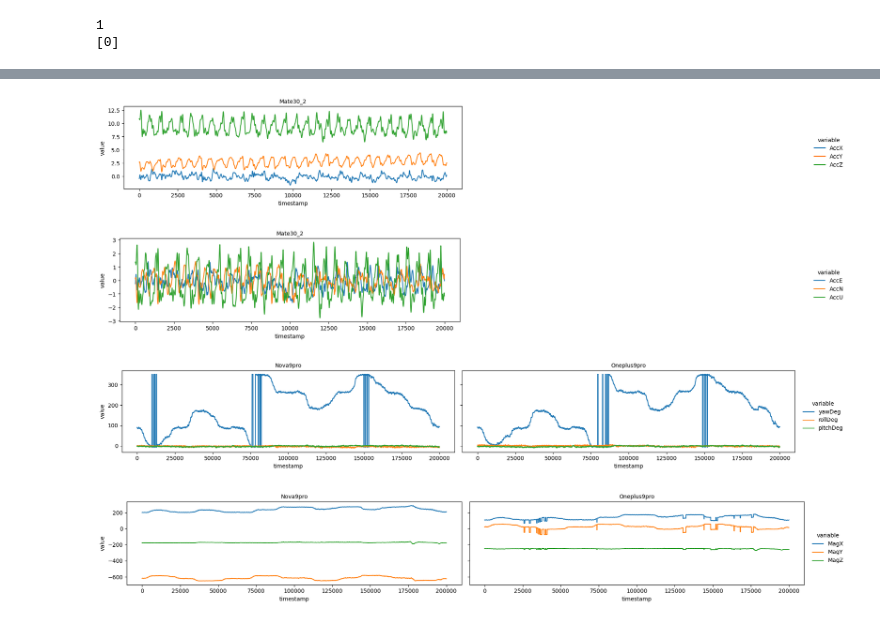
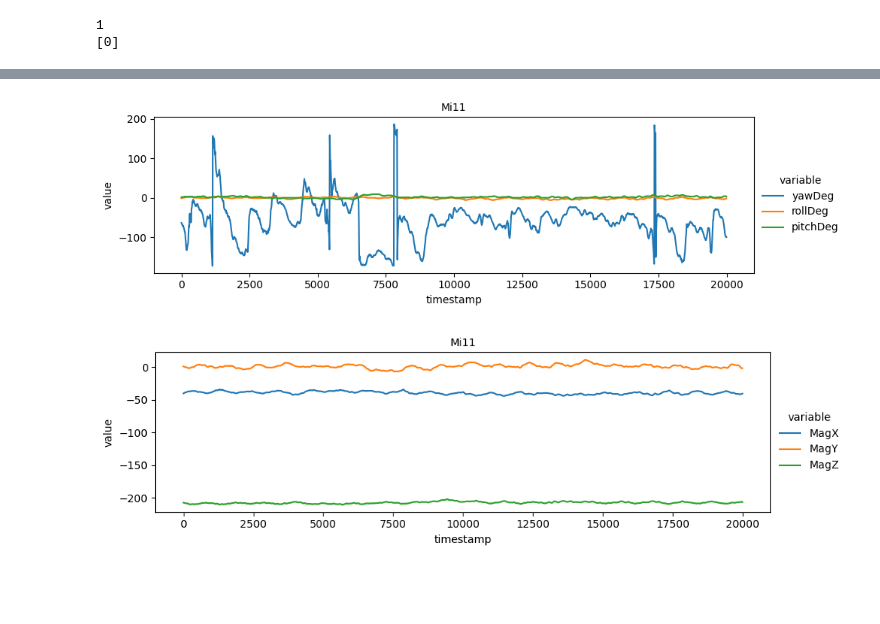
Before and after one commit to XinNoil/IGRProcess, a Jupyter notebook: plots/plot_imu copy.ipynb, the cells around one changed output, grey strips where cells are left out. Drawn from its saved outputs; the diff is of its cells as text; code cells hidden in the pictures; blank space fills up the shorter version.

```diff
--- a/plots/plot_imu copy.ipynb
+++ b/plots/plot_imu copy.ipynb
@@ -15,5 +14,5 @@ IGR_DIR = 'IGR_cjy'
 # %%
-all_imu_data = pd.read_hdf(f'Output/all_imu_data_{IGR_DIR}.h5', 'all_imu')
+all_imu_data = pd.read_hdf(f'IGRData/export/IGR230307/all_imu_data_IGR230307.h5', 'all_imu')
 phones = all_imu_data['phone'].unique()
 trips = all_imu_data['trip'].unique()
 all_imu_data['AccU'] = all_imu_data['AccU'] - 9.8
@@ -24,17 +23,15 @@ array(['Mate30_2'], dtype=object)
 # %%
 # Normalization
-for IGR_DIR in IGR_DIRS:
-    all_imu_data = pd.read_hdf(f'Output/all_imu_data_{IGR_DIR}.h5', 'all_imu')
-    phones = all_imu_data['phone'].unique()
-    trips = all_imu_data['trip'].unique()
-    all_imu_data['AccU'] = all_imu_data['AccU'] - 9.8
-    acc_values = all_imu_data[['timestamp', 'AccE', 'AccN', 'AccU']].melt(id_vars=['timestamp'], value_vars=['AccE', 'AccN', 'AccU'])['value']
-    gyr_values = all_imu_data[['timestamp', 'GysE', 'GysN', 'GysU']].melt(id_vars=['timestamp'], value_vars=['GysE', 'GysN', 'GysU'])['value']
-    acc_values = np.abs(acc_values)
-    gyr_values = np.abs(gyr_values)
-    acc_des = acc_values.astype('float64').describe(percentiles=[.01, 0.1, 0.2, .25, .75, .8, 0.9, 0.99]).to_frame().T
-    gyr_des = gyr_values.astype('float64').describe(percentiles=[.01, 0.1, 0.2, .25, .75, .8, 0.9, 0.99]).to_frame().T
-    mk.magic_append([acc_des, gyr_des])
+phones = all_imu_data['phone'].unique()
+trips = all_imu_data['trip'].unique()
+all_imu_data['AccU'] = all_imu_data['AccU'] - 9.8
+acc_values = all_imu_data[['timestamp', 'AccE', 'AccN', 'AccU']].melt(id_vars=['timestamp'], value_vars=['AccE', 'AccN', 'AccU'])['value']
+gyr_values = all_imu_data[['timestamp', 'GysE', 'GysN', 'GysU']].melt(id_vars=['timestamp'], value_vars=['GysE', 'GysN', 'GysU'])['value']
+acc_values = np.abs(acc_values)
+gyr_values = np.abs(gyr_values)
+acc_des = acc_values.astype('float64').describe(percentiles=[.01, 0.1, 0.2, .25, .75, .8, 0.9, 0.99]).to_frame().T
+gyr_des = gyr_values.astype('float64').describe(percentiles=[.01, 0.1, 0.2, .25, .75, .8, 0.9, 0.99]).to_frame().T
+mk.magic_append([acc_des, gyr_des])
 acc_des_list, gyr_des_list = mk.magic_get()
 # %%
 acc_des = pd.concat(acc_des_list)
@@ -60,7 +59,8 @@ value 1.00000 5.71240 6.25027 14.05823 5.41801 5.38915 5.33958 5.31060 5.17322 5
 # %%
-trip_id = 2
+trip_id = 0
 pre_duration = 0
 duration = 20
+phones = ['Mi11']
 sub_dfs = [all_imu_data['timestamp'][(all_imu_data['trip']==trips[trip_id])&(all_imu_data['phone']==phone)].to_frame() for phone in phones]
 print(len(sub_dfs))
 start_timestamps = [sub_df.iloc[0] for sub_df in sub_dfs]
@@ -75,46 +112,24 @@ sub_df = pd.concat(sub_dfs)
 # %%
-melt_sub_df = pd.melt(sub_df[['timestamp', 'AccX', 'AccY', 'AccZ', "phone"]], id_vars=['timestamp', 'phone'], value_vars=['AccX', 'AccY', 'AccZ'])
+melt_sub_df = pd.melt(sub_df[['timestamp', 'yawDeg', 'rollDeg', 'pitchDeg', "phone"]], id_vars=['timestamp', 'phone'], value_vars=['yawDeg', 'rollDeg', 'pitchDeg'])
 melt_sub_df['timestamp'] = melt_sub_df['timestamp']-np.min(melt_sub_df['timestamp'].values)
 
-g = sns.FacetGrid(melt_sub_df, hue='variable', col="phone",  col_wrap=2, despine=False, aspect=3)
+g = sns.FacetGrid(melt_sub_df, hue='variable', col="phone", despine=False, aspect=3)
 g.map(sns.lineplot, "timestamp", "value")
 g.set_titles("{col_name}")
 g.add_legend()
 plt.show()
 # g.savefig('Figures/err_scatter_byphone_new.png', dpi=150, pad_inches=0.2)
 # %% [output]
-[figure, old version]
+[figure, new version]
 # %%
-melt_sub_df = pd.melt(sub_df[['timestamp', 'AccE', 'AccN', 'AccU', "phone"]], id_vars=['timestamp', 'phone'], value_vars=['AccE', 'AccN', 'AccU'])
+melt_sub_df = pd.melt(sub_df[['timestamp', 'MagX', 'MagY', 'MagZ', "phone"]], id_vars=['timestamp', 'phone'], value_vars=['MagX', 'MagY', 'MagZ'])
 melt_sub_df['timestamp'] = melt_sub_df['timestamp']-np.min(melt_sub_df['timestamp'].values)
-g = sns.FacetGrid(melt_sub_df, hue='variable', col="phone",  col_wrap=2, despine=False, aspect=3)
+
+g = sns.FacetGrid(melt_sub_df, hue='variable', col="phone", despine=False, aspect=3)
 g.map(sns.lineplot, "timestamp", "value")
 g.set_titles("{col_name}")
 g.add_legend()
 plt.show()
+# g.savefig('Figures/err_scatter_byphone_new.png', dpi=150, pad_inches=0.2)
 # %% [output]
-[figure, old version]
+[figure, new version]
-# %%
-melt_sub_df = pd.melt(sub_df[['timestamp', 'yawDeg', 'rollDeg', 'pitchDeg', "phone"]], id_vars=['timestamp', 'phone'], value_vars=['yawDeg', 'rollDeg', 'pitchDeg'])
-melt_sub_df['timestamp'] = melt_sub_df['timestamp']-np.min(melt_sub_df['timestamp'].values)
-
-g = sns.FacetGrid(melt_sub_df, hue='variable', col="phone",  col_wrap=2, despine=False, aspect=3)
-g.map(sns.lineplot, "timestamp", "value")
-g.set_titles("{col_name}")
-g.add_legend()
-plt.show()
-# g.savefig('Figures/err_scatter_byphone_new.png', dpi=150, pad_inches=0.2)
-# %% [output]
-[figure, removed]
-# %%
-melt_sub_df = pd.melt(sub_df[['timestamp', 'MagX', 'MagY', 'MagZ', "phone"]], id_vars=['timestamp', 'phone'], value_vars=['MagX', 'MagY', 'MagZ'])
-melt_sub_df['timestamp'] = melt_sub_df['timestamp']-np.min(melt_sub_df['timestamp'].values)
-
-g = sns.FacetGrid(melt_sub_df, hue='variable', col="phone",  col_wrap=2, despine=False, aspect=3)
-g.map(sns.lineplot, "timestamp", "value")
-g.set_titles("{col_name}")
-g.add_legend()
-plt.show()
-# g.savefig('Figures/err_scatter_byphone_new.png', dpi=150, pad_inches=0.2)
-# %% [output]
-[figure, removed]
```
Also changed, not shown: parts of 6 cells of this notebook, 8 other files.
